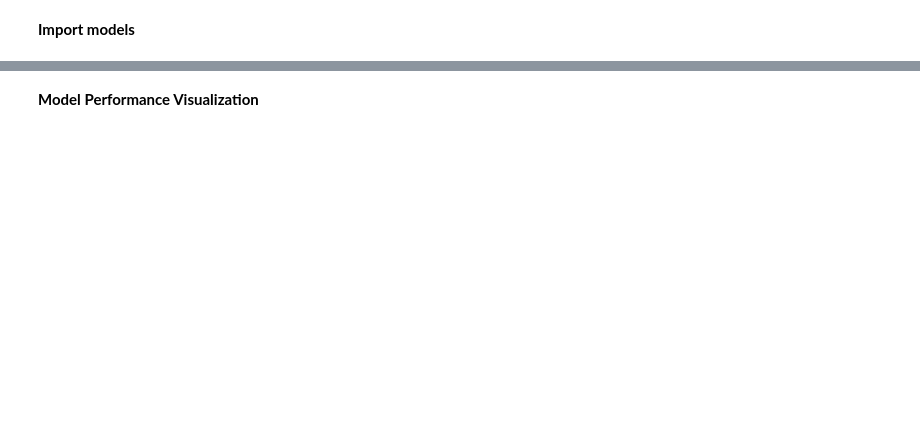
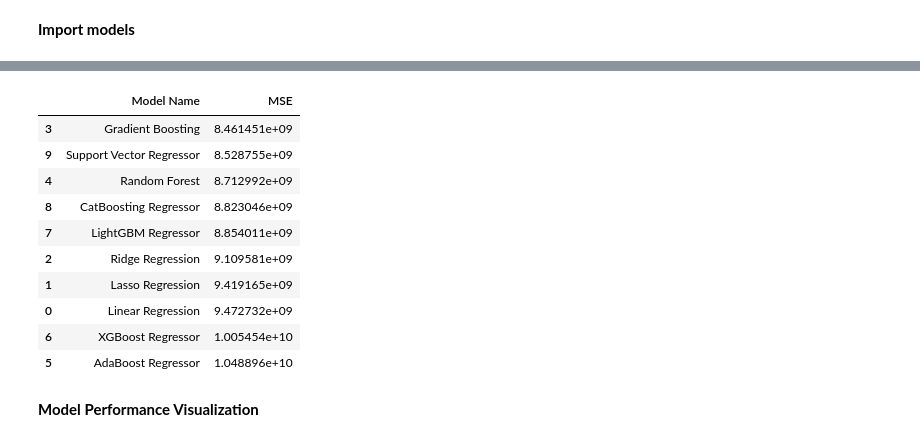
Before and after one commit to mebre7/house-price-predictor-mlops, a Jupyter notebook: notebooks/02_feature_engineering_test.ipynb, the cells around one changed output, grey strips where cells are left out. Cells and saved outputs as stored; diff of their text form; code cells hidden in the pictures; blank space fills up the shorter version.

```diff
--- a/notebooks/02_feature_engineering_test.ipynb
+++ b/notebooks/02_feature_engineering_test.ipynb
@@ -1647,6 +1648,6 @@ X = df.drop(['SalePrice'], axis=1)
 # %%
 # Split into train and test
-X_train, X_test, y_train, y_test = train_test_split(X, y, test_size=0.3, random_state=42)
+X_train, X_test, y_train, y_test = train_test_split(X, y, test_size=0.2, random_state=42)
 # %%
 X_train = X_train.reset_index(drop=True)
 X_test = X_test.reset_index(drop=True)
@@ -1672,20 +1707,9 @@ from catboost import CatBoostRegressor
 def evaluate_metrics(true, predicted):
     mse = mean_squared_error(true, predicted) # Calculate Accuracy
     mae = mean_absolute_error(true, predicted) # Calculated MAE
-    rmse = root_mean_squared_error(true, predicted) # Calculated RMSE
+    rmse = np.sqrt(mse) # Calculated RMSE
     r2 = r2_score(true, predicted) # Calculated R2 Score
     return mse, mae, rmse, r2
-# %%
-models = {
-    "Linear Regression": LinearRegression(),
-    "Lasso Regression": Lasso(),
-    "Ridge Regression": Ridge(),
-    "Gradient Boosting": GradientBoostingRegressor(random_state=42),
-    "Random Forest": RandomForestRegressor(random_state=42, n_jobs=-1),
-    "CatBoosting Regressor": CatBoostRegressor(verbose=False, random_state=42),
-    "AdaBoost Regressor": AdaBoostRegressor(random_state=42),
-    "Support Vector Regressor": SVR()
-}
 # %%
 # Create a function which can evaluate models and return a report
 def evaluate_regressor_models(X_train, y_train, X_test, y_test, models):
@@ -1735,4 +1759,17 @@ def evaluate_regressor_models(X_train, y_train, X_test, y_test, models):
     report=pd.DataFrame(list(zip(models_list, mse_list)), columns=['Model Name', 'MSE']).sort_values(by=['MSE'], ascending=True) # Sort by MSE ascending, lower is better
 
     return report
+# %%
+import pandas as pd
+
+for col in X_train.columns:
+    if pd.api.types.is_categorical_dtype(X_train[col]):
+        # Check if the categories themselves are numerical or boolean
+        # This handles cases like 'Street' (after mapping to 0/1) or 'HasPool'
+        if (pd.api.types.is_numeric_dtype(X_train[col].cat.categories) or
+            pd.api.types.is_bool_dtype(X_train[col].cat.categories)):
+            X_train[col] = X_train[col].astype(int)
+            X_test[col] = X_test[col].astype(int)
+
+X = pd.concat([X_train, X_test], axis=0)
 # %%
@@ -1740,3 +1796,17 @@ base_model_report = evaluate_regressor_models(X_train, y_train, X_test, y_test,
+# %%
+base_model_report
+# %% [output]
+|  | Model Name | MSE |
+| 3 | Gradient Boosting | 8.461451e+09 |
+| 9 | Support Vector Regressor | 8.528755e+09 |
+| 4 | Random Forest | 8.712992e+09 |
+| 8 | CatBoosting Regressor | 8.823046e+09 |
+| 7 | LightGBM Regressor | 8.854011e+09 |
+| 2 | Ridge Regression | 9.109581e+09 |
+| 1 | Lasso Regression | 9.419165e+09 |
+| 0 | Linear Regression | 9.472732e+09 |
+| 6 | XGBoost Regressor | 1.005454e+10 |
+| 5 | AdaBoost Regressor | 1.048896e+10 |
 # %% [markdown]
 **Model Performance Visualization**
 # %%
```
Also changed, not shown: parts of 48 cells of this notebook.
